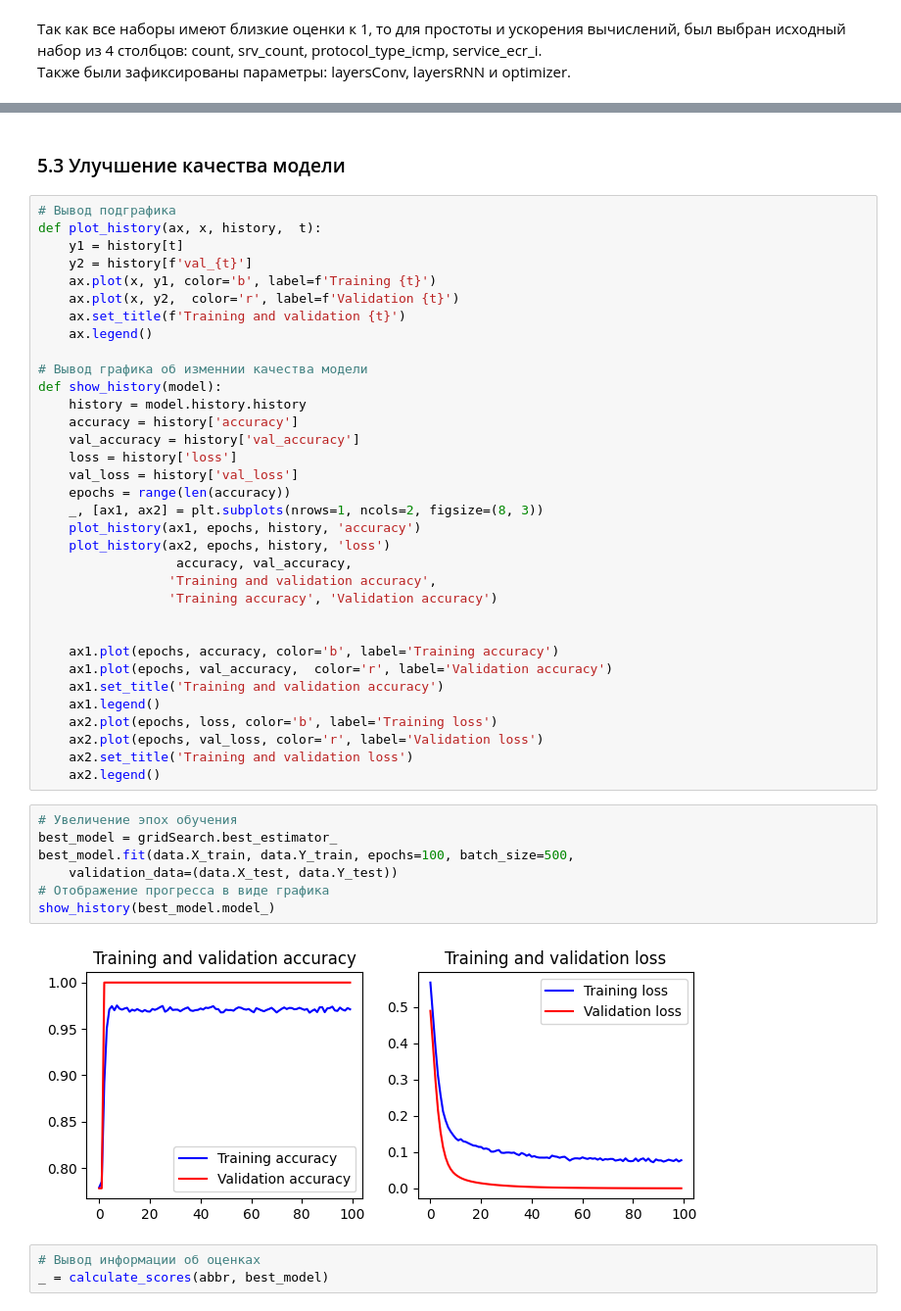
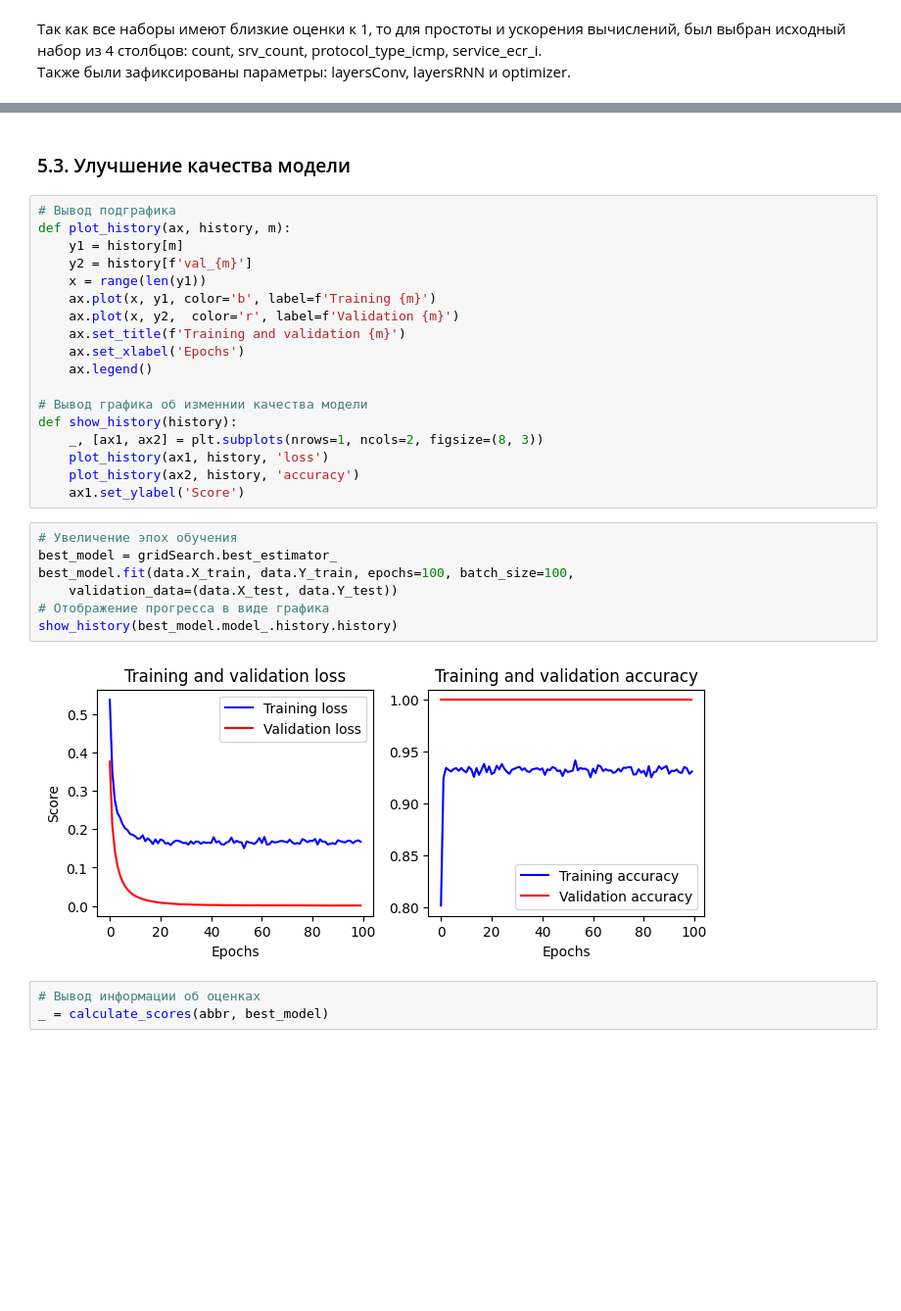
Before and after one commit to Demetrey/DMaP, a Jupyter notebook: CP/CP.ipynb, the cells around one changed output, grey strips where cells are left out. Shown at 98% size. Drawn from its saved outputs; the diff is of its cells as text; blank space fills up the shorter version.

```diff
--- a/CP/CP.ipynb
+++ b/CP/CP.ipynb
@@ -2698,48 +1963,32 @@ weighted avg       1.00      1.00      1.00      2000
 # %% [markdown]
-### 5.3 Улучшение качества модели <a id="pld3"></a>
+### 5.3. Улучшение качества модели <a id="pld3"></a>
 # %%
 # Вывод подграфика
-def plot_history(ax, x, history,  t):
-    y1 = history[t]
-    y2 = history[f'val_{t}']
-    ax.plot(x, y1, color='b', label=f'Training {t}')
-    ax.plot(x, y2,  color='r', label=f'Validation {t}')
-    ax.set_title(f'Training and validation {t}')
+def plot_history(ax, history, m):
+    y1 = history[m]
+    y2 = history[f'val_{m}']
+    x = range(len(y1))
+    ax.plot(x, y1, color='b', label=f'Training {m}')
+    ax.plot(x, y2,  color='r', label=f'Validation {m}')
+    ax.set_title(f'Training and validation {m}')
+    ax.set_xlabel('Epochs')
     ax.legend()
 
 # Вывод графика об изменнии качества модели
-def show_history(model):
-    history = model.history.history
-    accuracy = history['accuracy']
-    val_accuracy = history['val_accuracy']
-    loss = history['loss']
-    val_loss = history['val_loss']
-    epochs = range(len(accuracy))
+def show_history(history):
     _, [ax1, ax2] = plt.subplots(nrows=1, ncols=2, figsize=(8, 3))
-    plot_history(ax1, epochs, history, 'accuracy')
-    plot_history(ax2, epochs, history, 'loss')
-                  accuracy, val_accuracy,
-                 'Training and validation accuracy',
-                 'Training accuracy', 'Validation accuracy')
-
-
-    ax1.plot(epochs, accuracy, color='b', label='Training accuracy')
-    ax1.plot(epochs, val_accuracy,  color='r', label='Validation accuracy')
-    ax1.set_title('Training and validation accuracy')
-    ax1.legend()
-    ax2.plot(epochs, loss, color='b', label='Training loss')
-    ax2.plot(epochs, val_loss, color='r', label='Validation loss')
-    ax2.set_title('Training and validation loss')
-    ax2.legend()
+    plot_history(ax1, history, 'loss')
+    plot_history(ax2, history, 'accuracy')
+    ax1.set_ylabel('Score')
 # %%
 # Увеличение эпох обучения
 best_model = gridSearch.best_estimator_
-best_model.fit(data.X_train, data.Y_train, epochs=100, batch_size=500,
+best_model.fit(data.X_train, data.Y_train, epochs=100, batch_size=100,
     validation_data=(data.X_test, data.Y_test))
 # Отображение прогресса в виде графика
-show_history(best_model.model_)
+show_history(best_model.model_.history.history)
 # %% [output]
-[figure, old version]
+[figure, new version]
 # %%
 # Вывод информации об оценках
 _ = calculate_scores(abbr, best_model)
```
Also changed, not shown: parts of 41 cells of this notebook, 1 other file.
